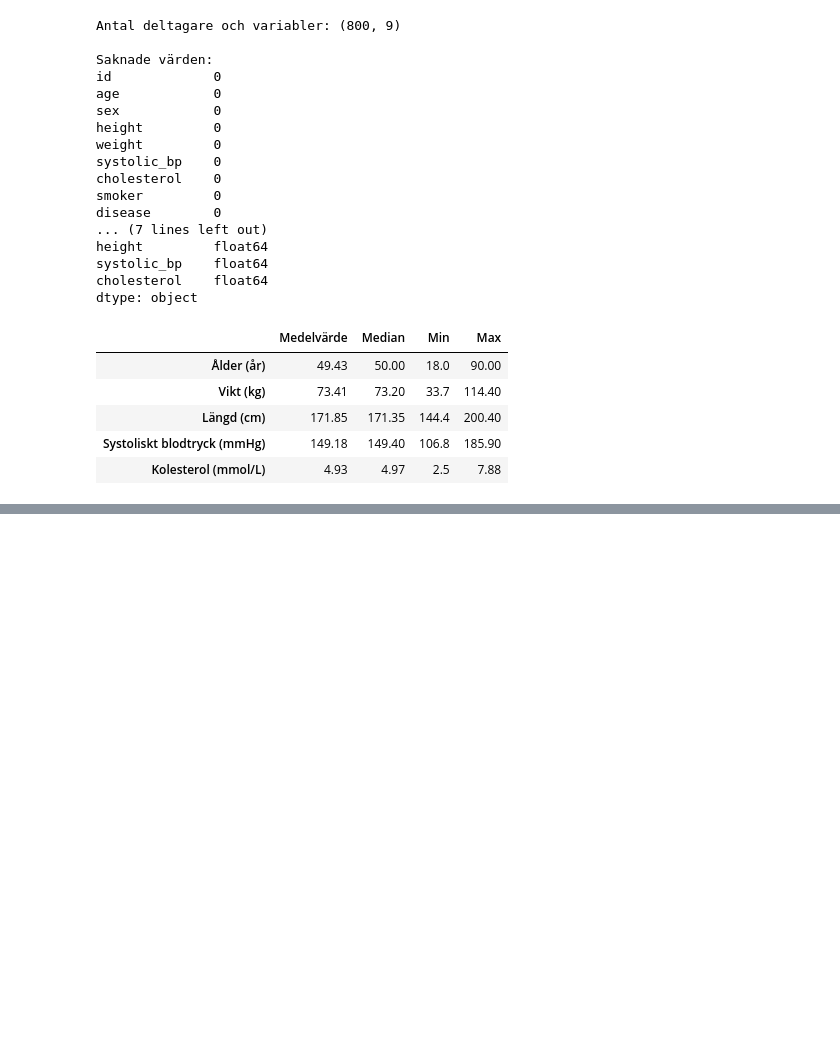
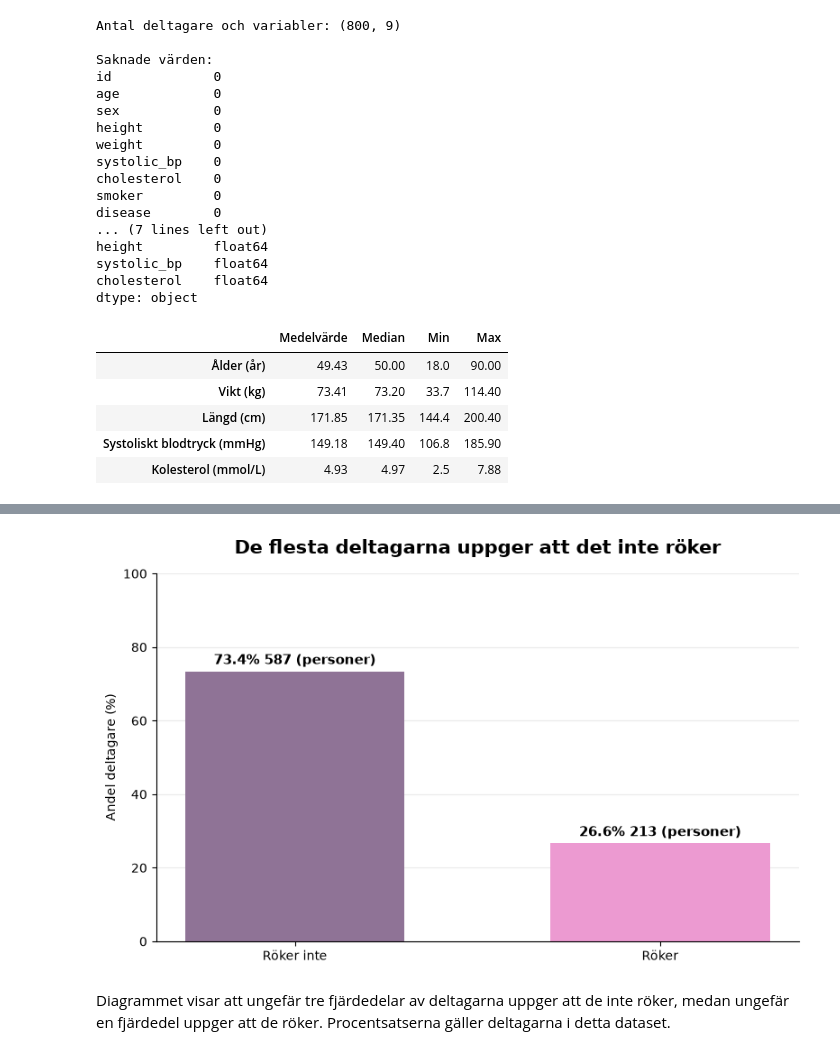
Before and after one commit to idaebeling/halsostudie, a Jupyter notebook: notebooks/halsostudie_del1.ipynb, the cells around one changed output, grey strips where cells are left out. Drawn from its saved outputs; the diff is of its cells as text; code cells hidden in the pictures; blank space fills up the shorter version.

```diff
--- a/notebooks/halsostudie_del1.ipynb
+++ b/notebooks/halsostudie_del1.ipynb
@@ -68,0 +179,43 @@ sammanfattning.round(2)
+# %%
+antal = df["smoker"]. value_counts().reindex(["No", "Yes"], fill_value=0)
+procent = antal / antal.sum() * 100
+
+namn = ["Röker inte", "Röker"]
+färger = ["#8F7396", "#EC9AD1"]
+
+fig, ax = plt.subplots(figsize=(8, 5))
+
+staplar = ax.bar(
+    namn,
+    procent,
+    color=färger,
+    width=0.6
+)
+
+for stapel, pct, n in zip(staplar, procent, antal):
+    ax.text(
+        stapel.get_x() + stapel.get_width() / 2,
+        stapel.get_height() + 2,
+        f"{pct:.1f}% {n} (personer)",
+        ha="center",
+        fontsize=11,
+        weight="bold"
+    )
+
+ax.set_title("De flesta deltagarna uppger att det inte röker",
+             fontsize=15, weight="bold", pad=16)
+ax.set_ylabel("Andel deltagare (%)")
+ax.set_ylim(0, 100)
+ax.grid(axis="y", alpha=0.25)
+ax.set_axisbelow(True)
+
+ax.spines["top"].set_visible(False)
+ax.spines["right"].set_visible(False)
+
+plt.tight_layout()
+plt.show()
+# %% [output]
+[figure, added]
+# %% [markdown]
+Diagrammet visar att ungefär tre fjärdedelar av deltagarna uppger att de inte röker, medan ungefär en fjärdedel uppger att de röker.
+Procentsatserna gäller deltagarna i detta dataset.
```
Also changed, not shown: parts of 8 cells of this notebook.
